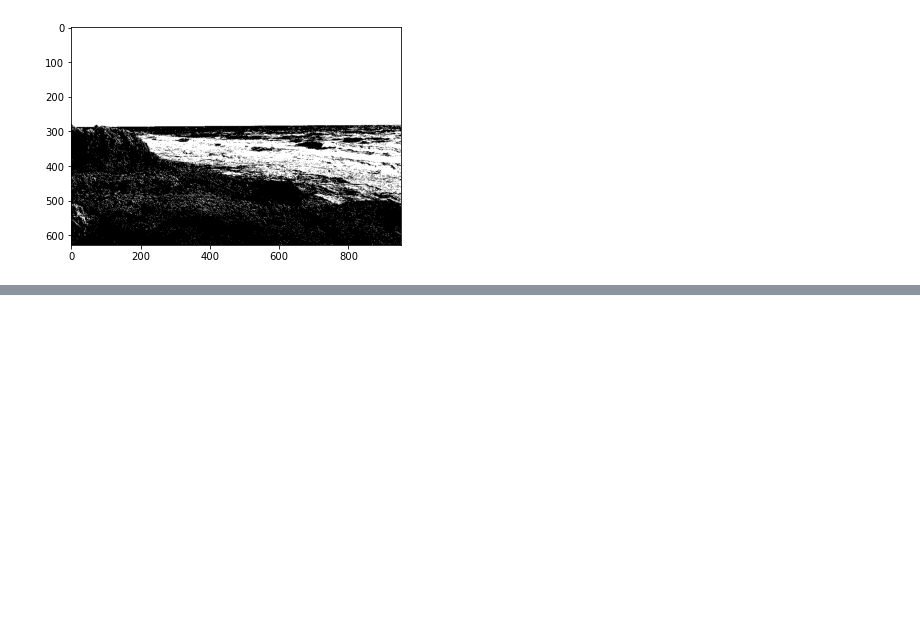
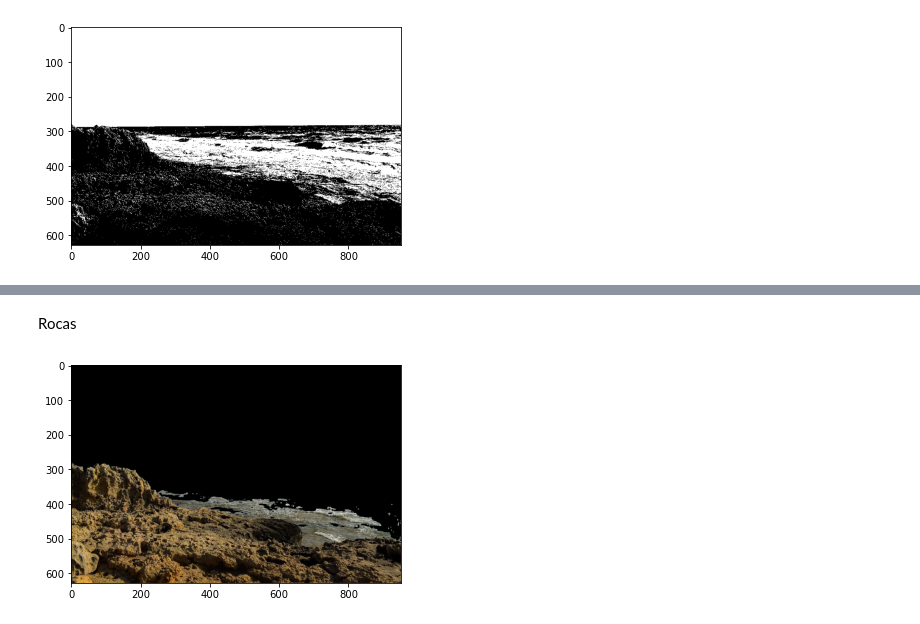
Before and after one commit to ezequielfernandez/vision_computadora_practicas, a Jupyter notebook: tp_1/exercises.ipynb, the cells around one changed output, grey strips where cells are left out. Cells and saved outputs as stored; diff of their text form; code cells hidden in the pictures; blank space fills up the shorter version.

```diff
--- a/tp_1/exercises.ipynb
+++ b/tp_1/exercises.ipynb
@@ -475,0 +528,14 @@ plt.show
+# %% [markdown]
+Rocas
+# %%
+color_l = (50, 0, 0)
+color_u = (250,255,255)
+
+mask = cv.inRange(img_HSV, color_l,  color_u)
+img_segmentada = cv.bitwise_and(imgRGB, imgRGB, mask=mask)
+
+plt.figure(6)
+plt.imshow(img_segmentada)
+plt.show()
+# %% [output]
+[figure, added]
```
Also changed, not shown: parts of 5 cells of this notebook.
